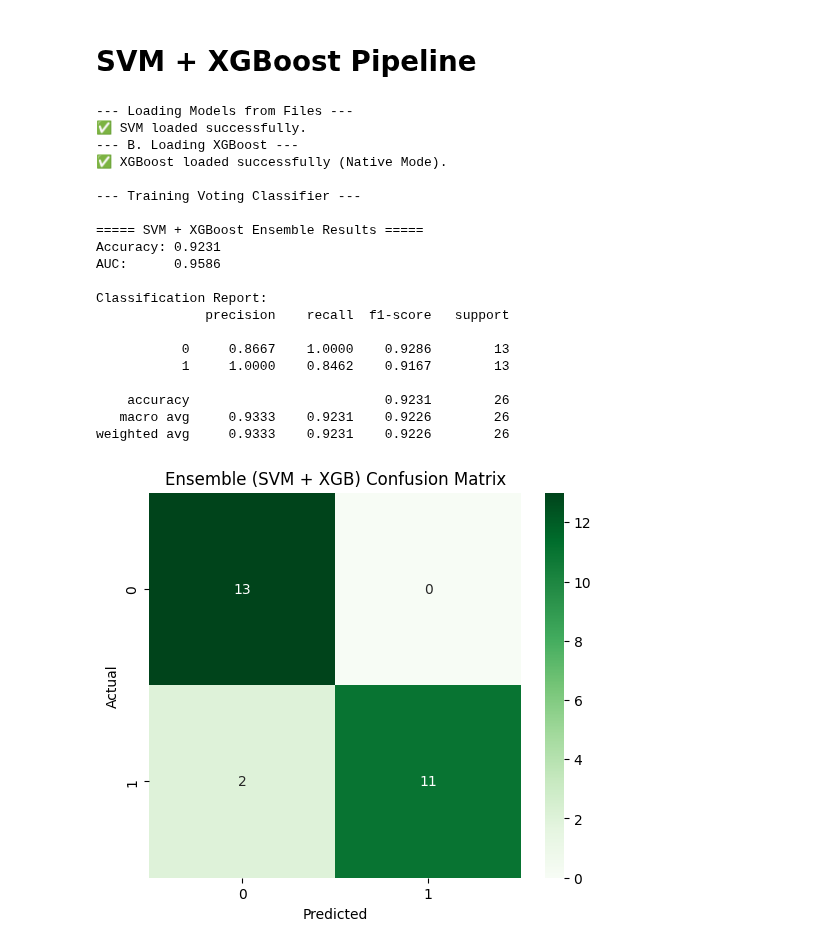
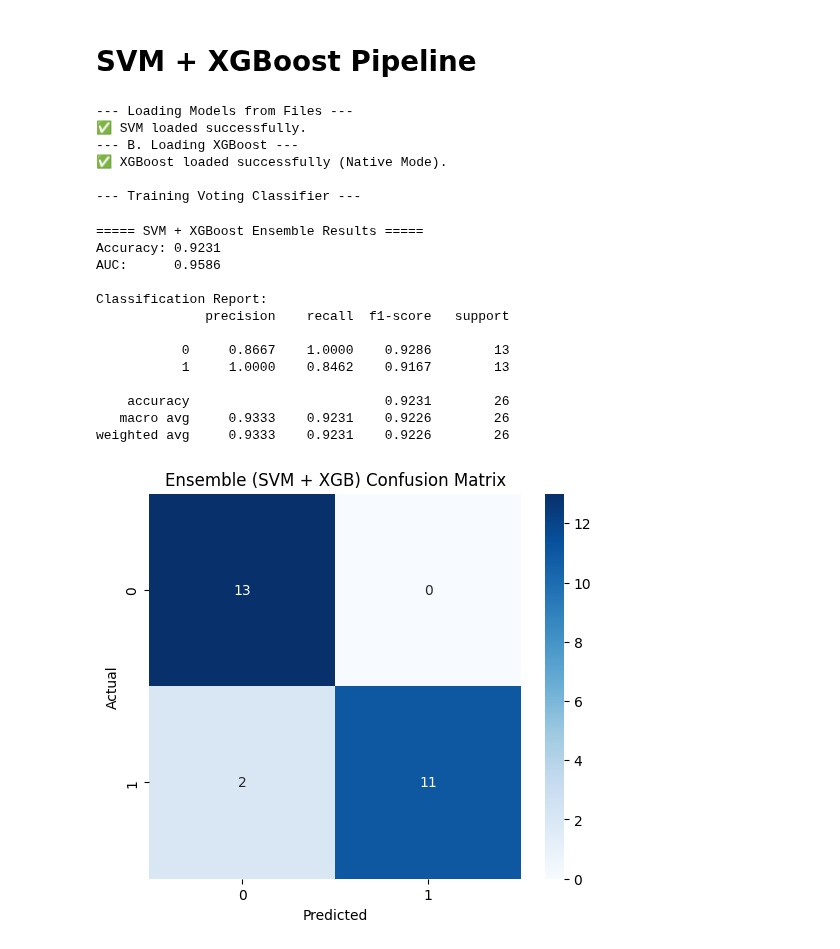
Before and after one commit to Keeta-Kimila/classification-model-that-email-between-Legitimate-or-Phishing, a Jupyter notebook: source_code/feature_extraction_and_model.ipynb, the cells around one changed output. Cells and saved outputs as stored; diff of their text form; code cells hidden in the pictures.

```diff
--- a/source_code/feature_extraction_and_model.ipynb
+++ b/source_code/feature_extraction_and_model.ipynb
@@ -1607,40 +1548,6 @@ plt.show()
 [figure]
 # %% [markdown]
 # SVM + XGBoost Pipeline
-# %%
-import joblib
-
-
-
-# ... (Logistic Regression part stays the same) ...
-
-print("\n--- 2. Loading Pre-Tuned XGBoost ---")
-
-# 1. Load the model from the file
-# Note: ensure 'xgboost_model.bin' contains an XGBClassifier, not a raw Booster
-loaded_xgb_model = joblib.load('xgboost_model.bin')
-
-# 2. IMPORTANT: Check if the loaded model is already a Pipeline or just the Model
-# If it was saved as a Pipeline, we access the classifier step.
-# If it was saved as just the XGBClassifier, we use it directly.
-if hasattr(loaded_xgb_model, 'named_steps'):
-    # Assuming the classifier step was named 'xgbclassifier'
-    xgb_final_layer = loaded_xgb_model.named_steps['xgbclassifier']
-else:
-    xgb_final_layer = loaded_xgb_model
-
-print(f"Loaded parameters: {xgb_final_layer.get_params()['n_estimators']} estimators, etc.")
-
-# 3. Wrap it in the Ensemble Pipeline
-# We wrap it again to ensure it gets the exact same scaling as the LR and SVM
-# inside the voting process.
-best_xgb = make_pipeline(
-    StandardScaler(),
-    xgb_final_layer
-)
-
-# ... (SVM part stays the same) ...
-# ... (Voting Classifier part stays the same) ...
 # %%
 import xgboost as xgb
 from sklearn.pipeline import make_pipeline
@@ -1715,46 +1622,45 @@ voting_clf = VotingClassifier(
 # IMPORTANT: The VotingClassifier uses the *settings* from the loaded files,
 # but it needs to see the data to learn how to weight the votes properly.
 voting_clf.fit(X_train, y_train)
 
 # ==========================
 # 4. EVALUATE
 # ==========================
 print("\n===== SVM + XGBoost Ensemble Results =====")
 y_pred = voting_clf.predict(X_test)
 y_proba = voting_clf.predict_proba(X_test)[:, 1]
 
 # Metrics
 print(f"Accuracy: {accuracy_score(y_test, y_pred):.4f}")
 print(f"AUC:      {roc_auc_score(y_test, y_proba):.4f}")
 print("\nClassification Report:")
 print(classification_report(y_test, y_pred, digits=4))
 
 # Visual Confusion Matrix
 plt.figure(figsize=(6, 5))
-sns.heatmap(confusion_matrix(y_test, y_pred), annot=True, fmt='d', cmap='Greens')
+sns.heatmap(confusion_matrix(y_test, y_pred), annot=True, fmt='d', cmap='Blues')
 plt.title('Ensemble (SVM + XGB) Confusion Matrix')
 plt.xlabel('Predicted')
 plt.ylabel('Actual')
 plt.show()
 # %% [output]
 --- Loading Models from Files ---
 ✅ SVM loaded successfully.
 --- B. Loading XGBoost ---
 ✅ XGBoost loaded successfully (Native Mode).
 
 --- Training Voting Classifier ---
-
-===== SVM + XGBoost Ensemble Results =====
-Accuracy: 0.9231
-AUC:      0.9586
-
-Classification Report:
-              precision    recall  f1-score   support
-
-           0     0.8667    1.0000    0.9286        13
-           1     1.0000    0.8462    0.9167        13
-
-    accuracy                         0.9231        26
-   macro avg     0.9333    0.9231    0.9226        26
-weighted avg     0.9333    0.9231    0.9226        26
+===== SVM + XGBoost Ensemble Results =====
+Accuracy: 0.9231
+AUC:      0.9586
+
+Classification Report:
+              precision    recall  f1-score   support
+
+           0     0.8667    1.0000    0.9286        13
+           1     1.0000    0.8462    0.9167        13
+
+    accuracy                         0.9231        26
+   macro avg     0.9333    0.9231    0.9226        26
+weighted avg     0.9333    0.9231    0.9226        26
-[figure, old version]
+[figure, new version]
```
Also changed, not shown: parts of 16 cells of this notebook.
